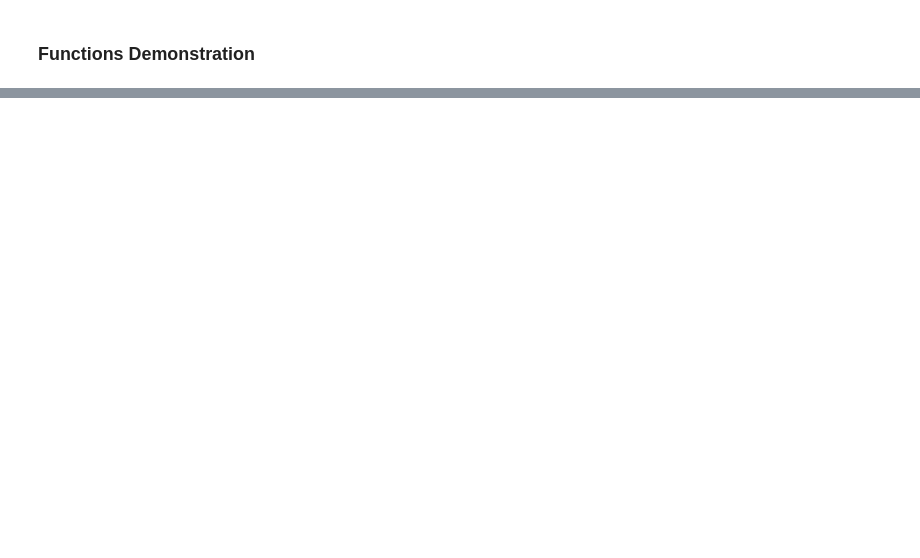
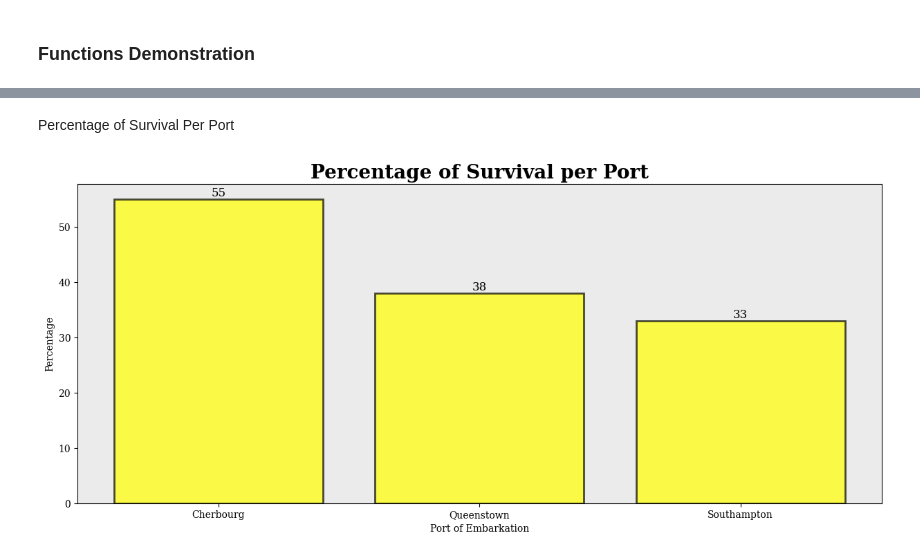
Before and after one commit to Abigor111/SunTzu, a Jupyter notebook: examples/Titanic_Data_Analysis.ipynb, the cells around one changed output, grey strips where cells are left out. Drawn from its saved outputs; the diff is of its cells as text; code cells hidden in the pictures; blank space fills up the shorter version.

```diff
--- a/examples/Titanic_Data_Analysis.ipynb
+++ b/examples/Titanic_Data_Analysis.ipynb
@@ -62,0 +543,17 @@ Line Plots
+# %% [markdown]
+Percentage of Survival Per Port
+# %%
+srbp = visualization.groupby('Embarked')['Survived'].mean().reset_index() # srbp stands for survival_rate_by_port
+srbp['Survived'] = (srbp['Survived'] * 100).astype(int)
+srbp = snt.start_Visualization(srbp)
+srbp = srbp.barplot(
+    "Embarked",
+    "Survived",
+    title="Percentage of Survival per Port",
+    xlabel="Port of Embarkation",
+    ylabel="Percentage"
+)
+srbp = settings.change_bar_colors(srbp, ["yellow"], alpha=0.7)
+srbp = settings.show_bar_values(srbp)
+# %% [output]
+[figure, added]
```
Also changed, not shown: parts of 114 cells of this notebook, 10 other files.
